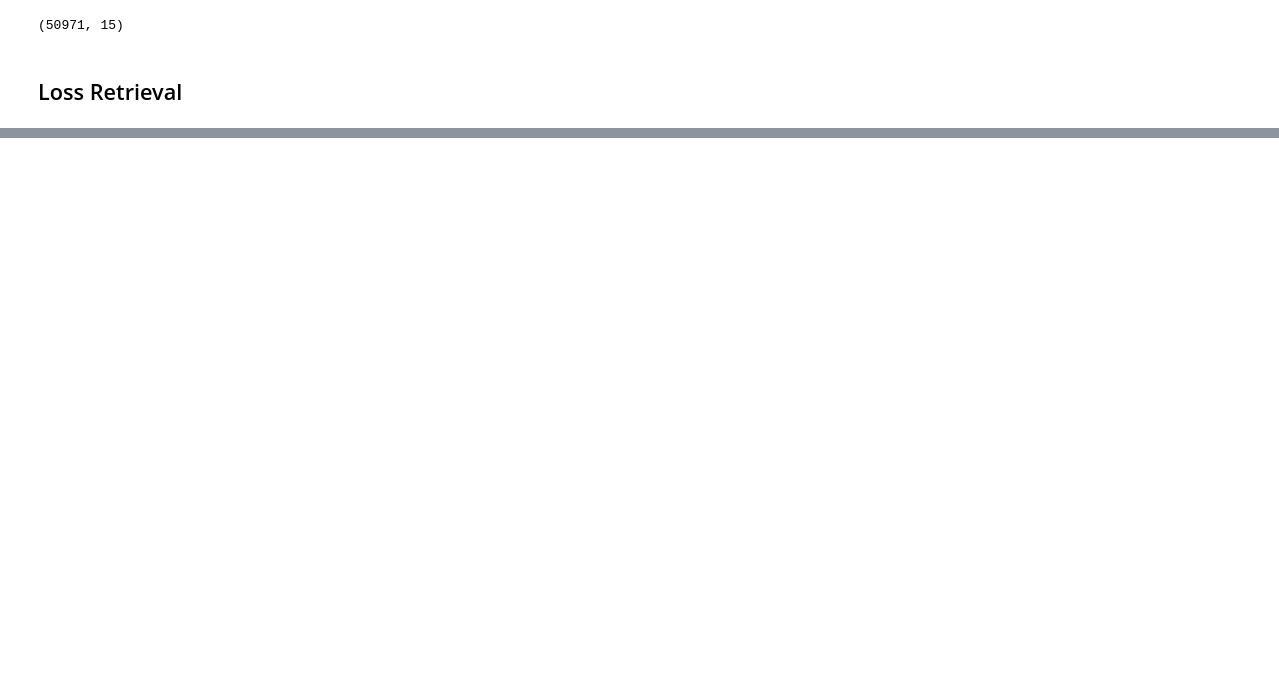
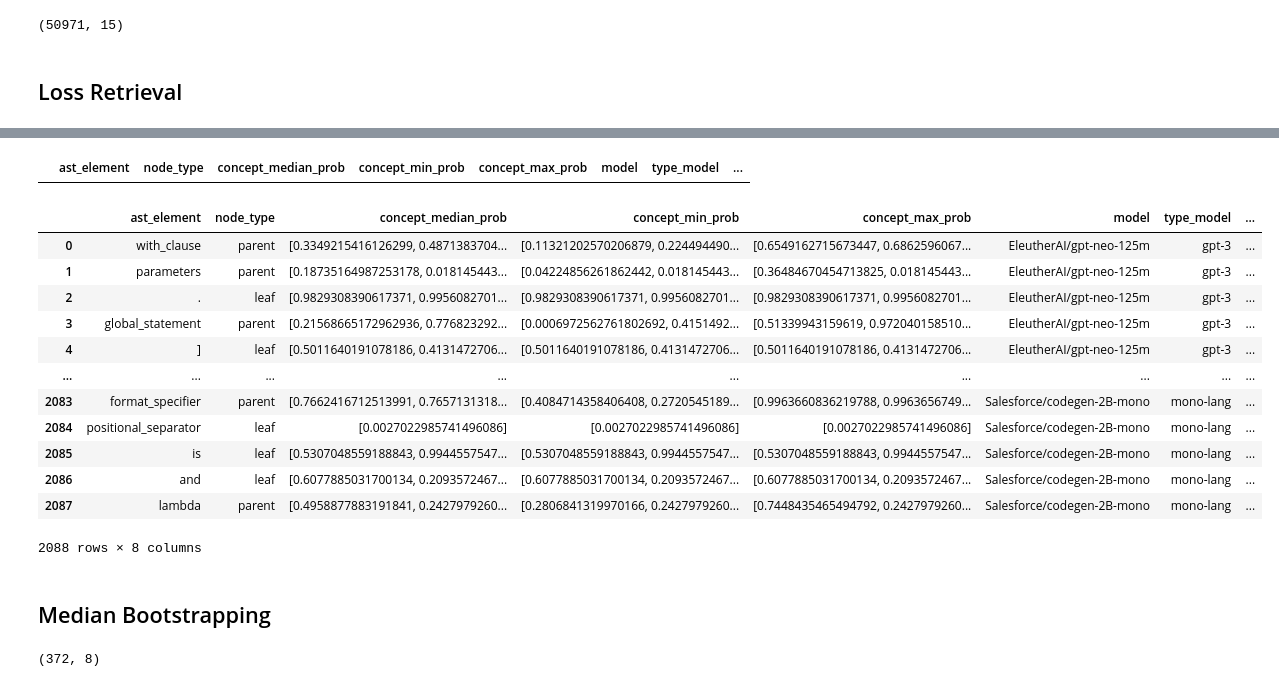
Before and after one commit to WM-SEMERU/CodeSyntaxConcept, a Jupyter notebook: experimental_notebooks/2_data_engineering_v1.ipynb, the cells around one changed output, grey strips where cells are left out. Drawn from its saved outputs; the diff is of its cells as text; code cells hidden in the pictures; blank space fills up the shorter version.

```diff
--- a/experimental_notebooks/2_data_engineering_v1.ipynb
+++ b/experimental_notebooks/2_data_engineering_v1.ipynb
@@ -412,0 +465,2 @@ dataframe_to_save.head(1)
+# %%
+pd_combined_models = pd.read_csv( '/workspaces/CodeSyntaxConcept/data/ds_processed_logits_global/out_astevalverticalfiltered_global.csv'  , index_col=0)
@@ -412,0 +476,22 @@ dataframe_to_save.head(1)
+# %%
+pd_combined_models[pd_combined_models['model'] == 'EleutherAI/gpt-neo-1.3B'].head(1)
+# %% [output]
+|  | ast_element | node_type | concept_median_prob | concept_min_prob | concept_max_prob | model | type_model | ... |
+# %%
+pd_combined_models.sha
+# %% [output]
+|  | ast_element | node_type | concept_median_prob | concept_min_prob | concept_max_prob | model | type_model | ... |
+| 0 | with_clause | parent | [0.3349215416126299, 0.4871383704... | [0.11321202570206879, 0.224494490... | [0.6549162715673447, 0.6862596067... | EleutherAI/gpt-neo-125m | gpt-3 | ... |
+| 1 | parameters | parent | [0.18735164987253178, 0.018145443... | [0.04224856261862442, 0.018145443... | [0.36484670454713825, 0.018145443... | EleutherAI/gpt-neo-125m | gpt-3 | ... |
+| 2 | . | leaf | [0.9829308390617371, 0.9956082701... | [0.9829308390617371, 0.9956082701... | [0.9829308390617371, 0.9956082701... | EleutherAI/gpt-neo-125m | gpt-3 | ... |
+| 3 | global_statement | parent | [0.21568665172962936, 0.776823292... | [0.0006972562761802692, 0.4151492... | [0.51339943159619, 0.972040158510... | EleutherAI/gpt-neo-125m | gpt-3 | ... |
+| 4 | ] | leaf | [0.5011640191078186, 0.4131472706... | [0.5011640191078186, 0.4131472706... | [0.5011640191078186, 0.4131472706... | EleutherAI/gpt-neo-125m | gpt-3 | ... |
+| ... | ... | ... | ... | ... | ... | ... | ... | ... |
+| 2083 | format_specifier | parent | [0.7662416712513991, 0.7657131318... | [0.4084714358406408, 0.2720545189... | [0.9963660836219788, 0.9963656749... | Salesforce/codegen-2B-mono | mono-lang | ... |
+| 2084 | positional_separator | leaf | [0.0027022985741496086] | [0.0027022985741496086] | [0.0027022985741496086] | Salesforce/codegen-2B-mono | mono-lang | ... |
+| 2085 | is | leaf | [0.5307048559188843, 0.9944557547... | [0.5307048559188843, 0.9944557547... | [0.5307048559188843, 0.9944557547... | Salesforce/codegen-2B-mono | mono-lang | ... |
+| 2086 | and | leaf | [0.6077885031700134, 0.2093572467... | [0.6077885031700134, 0.2093572467... | [0.6077885031700134, 0.2093572467... | Salesforce/codegen-2B-mono | mono-lang | ... |
+| 2087 | lambda | parent | [0.4958877883191841, 0.2427979260... | [0.2806841319970166, 0.2427979260... | [0.7448435465494792, 0.2427979260... | Salesforce/codegen-2B-mono | mono-lang | ... |
+2088 rows × 8 columns
+# %% [markdown]
+## Median Bootstrapping
@@ -412,0 +552,4 @@ dataframe_to_save.head(1)
+# %%
+pd_combined_models_filtered_global.shape
+# %% [output]
+(372, 8)
```
Also changed, not shown: parts of 48 cells of this notebook, 4 other files.
